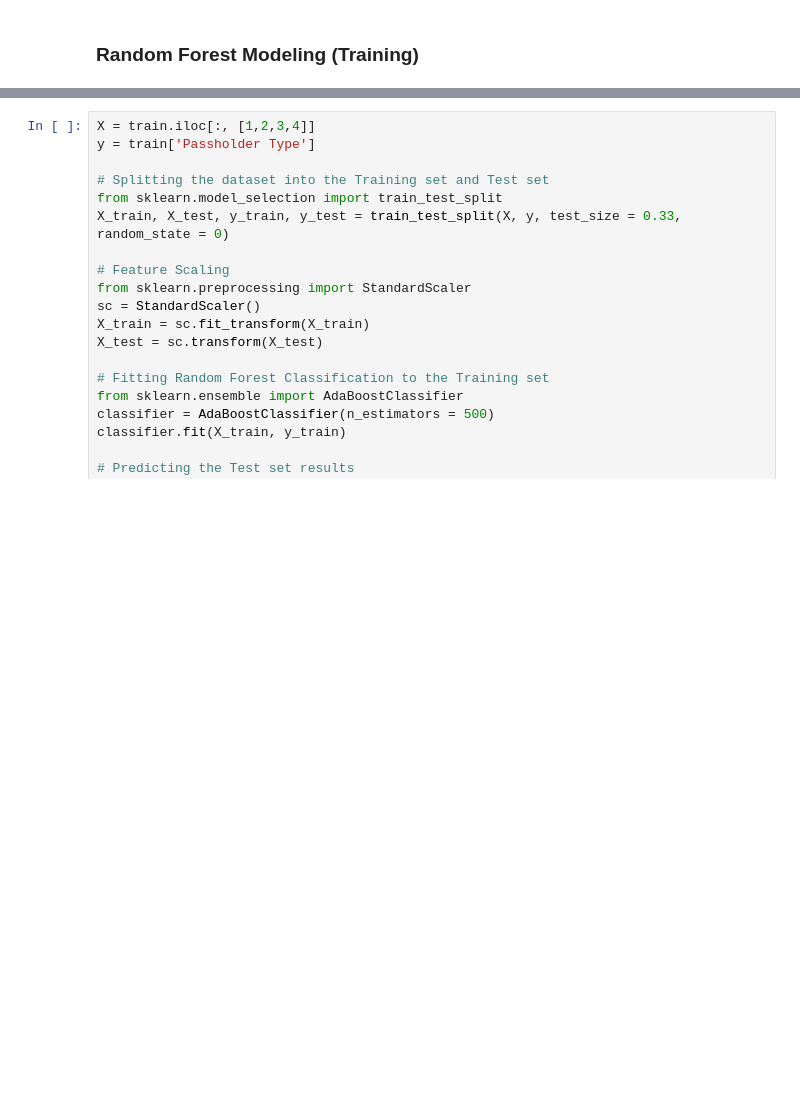
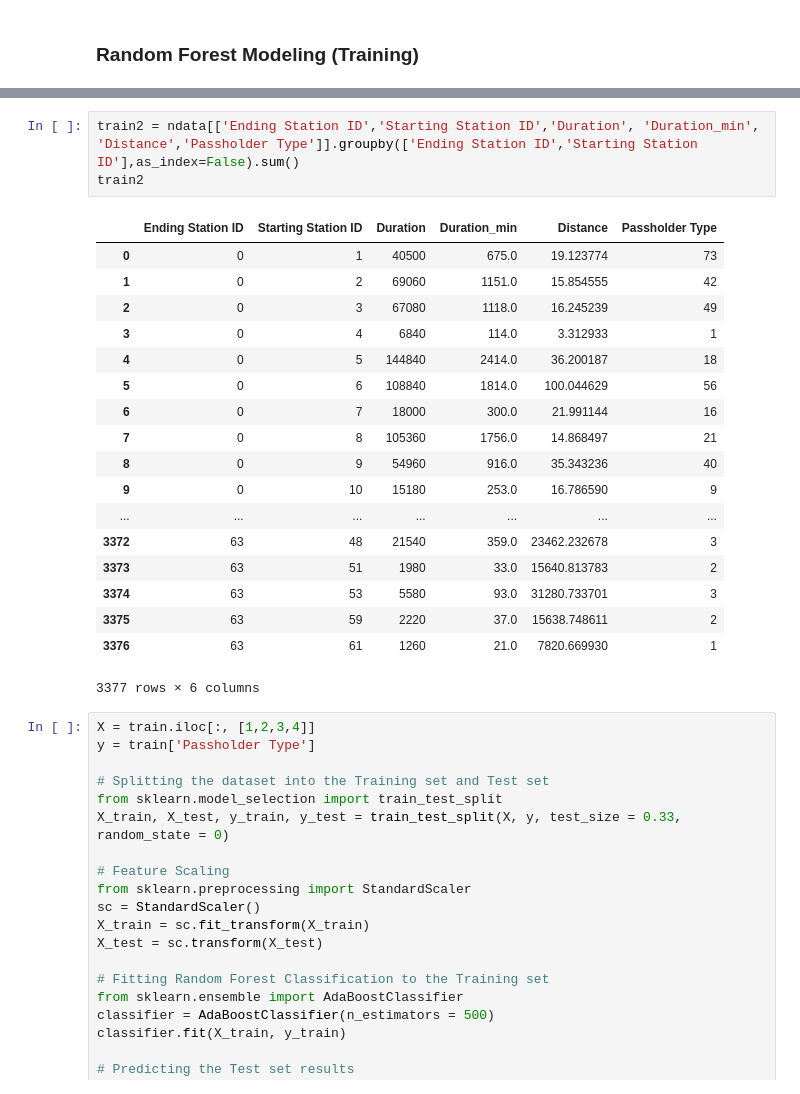
Before and after one commit to yyul10/LA_metro_bike_relocation, a Jupyter notebook: LA_metro_bike-relocation.ipynb, the cells around one changed output, grey strips where cells are left out. Cells and saved outputs as stored; diff of their text form; blank space fills up the shorter version.

```diff
--- a/LA_metro_bike-relocation.ipynb
+++ b/LA_metro_bike-relocation.ipynb
@@ -1388,3 +1388,25 @@ train[:5]
+# %%
+train2 = ndata[['Ending Station ID','Starting Station ID','Duration', 'Duration_min', 'Distance','Passholder Type']].groupby(['Ending Station ID','Starting Station ID'],as_index=False).sum()
+train2
+# %% [output]
+|  | Ending Station ID | Starting Station ID | Duration | Duration_min | Distance | Passholder Type |
+| 0 | 0 | 1 | 40500 | 675.0 | 19.123774 | 73 |
+| 1 | 0 | 2 | 69060 | 1151.0 | 15.854555 | 42 |
+| 2 | 0 | 3 | 67080 | 1118.0 | 16.245239 | 49 |
+| 3 | 0 | 4 | 6840 | 114.0 | 3.312933 | 1 |
+| 4 | 0 | 5 | 144840 | 2414.0 | 36.200187 | 18 |
+| 5 | 0 | 6 | 108840 | 1814.0 | 100.044629 | 56 |
+| 6 | 0 | 7 | 18000 | 300.0 | 21.991144 | 16 |
+| 7 | 0 | 8 | 105360 | 1756.0 | 14.868497 | 21 |
+| 8 | 0 | 9 | 54960 | 916.0 | 35.343236 | 40 |
+| 9 | 0 | 10 | 15180 | 253.0 | 16.786590 | 9 |
+| ... | ... | ... | ... | ... | ... | ... |
+| 3372 | 63 | 48 | 21540 | 359.0 | 23462.232678 | 3 |
+| 3373 | 63 | 51 | 1980 | 33.0 | 15640.813783 | 2 |
+| 3374 | 63 | 53 | 5580 | 93.0 | 31280.733701 | 3 |
+| 3375 | 63 | 59 | 2220 | 37.0 | 15638.748611 | 2 |
+| 3376 | 63 | 61 | 1260 | 21.0 | 7820.669930 | 1 |
+3377 rows × 6 columns
 # %%
 X = train.iloc[:, [1,2,3,4]]
 y = train['Passholder Type']
```
Also changed, not shown: parts of 1 cell of this notebook.
